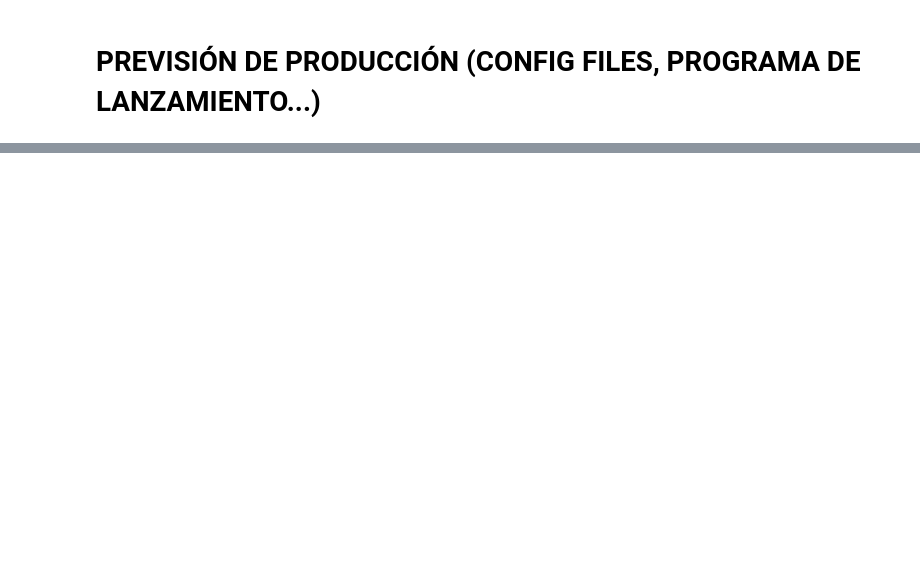
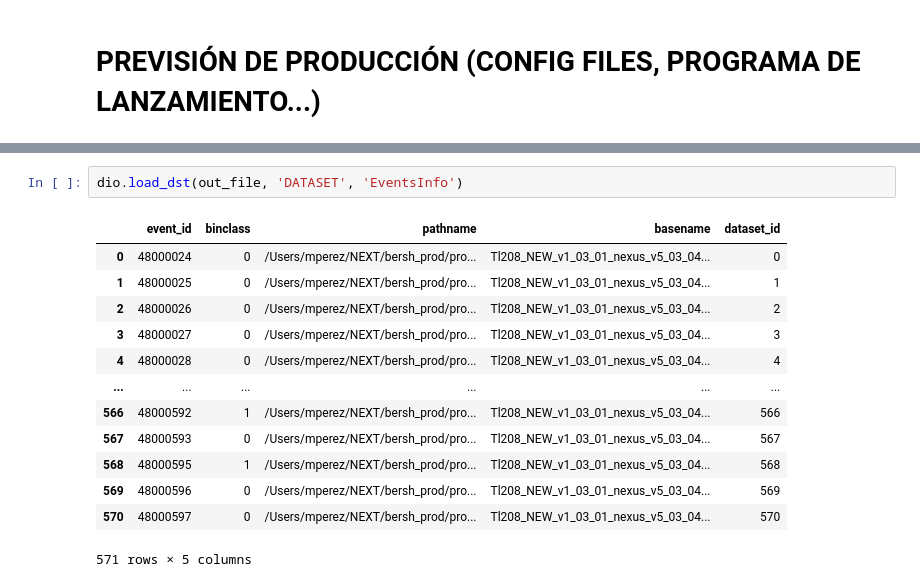
Before and after one commit to martinperezmaneiro/data_labelling, a Jupyter notebook: examples/example_final_labelling.ipynb, the cells around one changed output, grey strips where cells are left out. Drawn from its saved outputs; the diff is of its cells as text; blank space fills up the shorter version.

```diff
--- a/examples/example_final_labelling.ipynb
+++ b/examples/example_final_labelling.ipynb
@@ -420,0 +634,16 @@ sys.argv[0]
+# %%
+dio.load_dst(out_file, 'DATASET', 'EventsInfo')
+# %% [output]
+|  | event_id | binclass | pathname | basename | dataset_id |
+| 0 | 48000024 | 0 | /Users/mperez/NEXT/bersh_prod/pro... | Tl208_NEW_v1_03_01_nexus_v5_03_04... | 0 |
+| 1 | 48000025 | 0 | /Users/mperez/NEXT/bersh_prod/pro... | Tl208_NEW_v1_03_01_nexus_v5_03_04... | 1 |
+| 2 | 48000026 | 0 | /Users/mperez/NEXT/bersh_prod/pro... | Tl208_NEW_v1_03_01_nexus_v5_03_04... | 2 |
+| 3 | 48000027 | 0 | /Users/mperez/NEXT/bersh_prod/pro... | Tl208_NEW_v1_03_01_nexus_v5_03_04... | 3 |
+| 4 | 48000028 | 0 | /Users/mperez/NEXT/bersh_prod/pro... | Tl208_NEW_v1_03_01_nexus_v5_03_04... | 4 |
+| ... | ... | ... | ... | ... | ... |
+| 566 | 48000592 | 1 | /Users/mperez/NEXT/bersh_prod/pro... | Tl208_NEW_v1_03_01_nexus_v5_03_04... | 566 |
+| 567 | 48000593 | 0 | /Users/mperez/NEXT/bersh_prod/pro... | Tl208_NEW_v1_03_01_nexus_v5_03_04... | 567 |
+| 568 | 48000595 | 1 | /Users/mperez/NEXT/bersh_prod/pro... | Tl208_NEW_v1_03_01_nexus_v5_03_04... | 568 |
+| 569 | 48000596 | 0 | /Users/mperez/NEXT/bersh_prod/pro... | Tl208_NEW_v1_03_01_nexus_v5_03_04... | 569 |
+| 570 | 48000597 | 0 | /Users/mperez/NEXT/bersh_prod/pro... | Tl208_NEW_v1_03_01_nexus_v5_03_04... | 570 |
+571 rows × 5 columns
```
Also changed, not shown: parts of 40 cells of this notebook.
